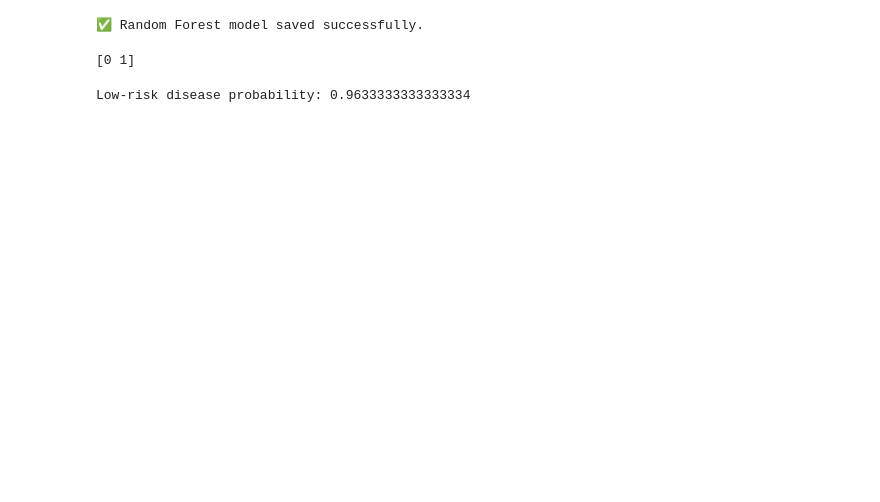
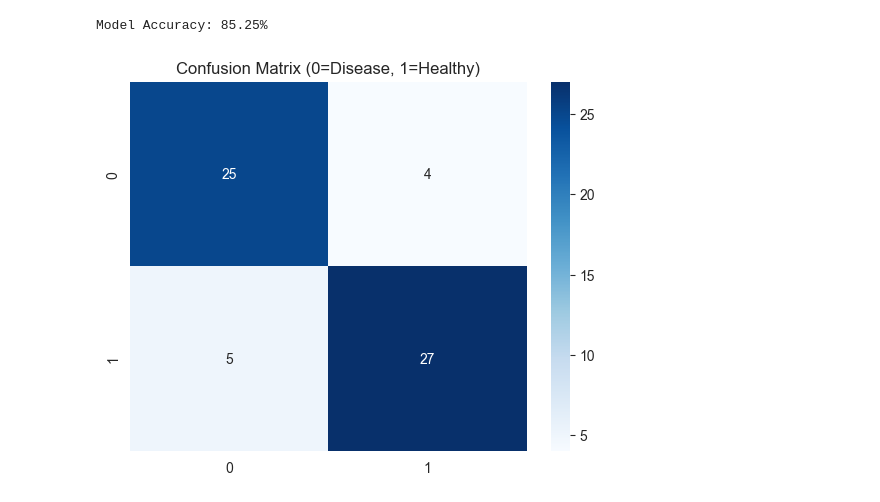
Before and after one commit to omrclk2005/HeartDiseasePrediction, a Jupyter notebook: notebooks/02_modeltraining.ipynb, the cells around one changed output. Cells and saved outputs as stored; diff of their text form; code cells hidden in the pictures; blank space fills up the shorter version.

Commit message:
Initial commit: Heart Disease Prediction App

```diff
--- a/notebooks/02_modeltraining.ipynb
+++ b/notebooks/02_modeltraining.ipynb
@@ -15,8 +12,11 @@ y = df["target"]
+# %%
+X = dataframe.iloc[:, 0:13].values
+y = dataframe.iloc[:, 13].values
+# %%
+scaler = StandardScaler()
+X_std = scaler.fit_transform(X)
 # %%
-X_train, X_test, y_train, y_test = train_test_split(
-    X,
-    y,
-    test_size=0.2,
-    random_state=42,
-    stratify=y
-)
+X_train, X_test, y_train, y_test = train_test_split(X_std, y, test_size=0.2, random_state=42)
+
+lr = LogisticRegression(solver='liblinear', random_state=0)
+lr.fit(X_train, y_train)
@@ -83,30 +25,14 @@ weighted avg       0.82      0.80      0.80        61
-# %%
-joblib.dump(rf, "../models/rf_model.pkl")
-print("\n✅ Random Forest model saved successfully.")
-# %% [output]
-✅ Random Forest model saved successfully.
-# %%
-print(rf.classes_)
-# %% [output]
-[0 1]
-# %%
-low_risk = [[
-    40,  # age
-    0,   # sex (female)
-    1,   # cp (atypical angina)
-    110, # trestbps
-    180, # chol
-    0,   # fbs
-    1,   # restecg
-    180, # thalach (high)
-    0,   # exang
-    0.0, # oldpeak
-    2,   # slope (upsloping)
-    0,   # ca
-    2    # thal (normal)
-]]
-
-low_prob = rf.predict_proba(low_risk)[0][1]
-print("Low-risk disease probability:", low_prob)
-# %% [output]
-Low-risk disease probability: 0.9633333333333334
+# %%
+y_pred = lr.predict(X_test)
+accuracy = accuracy_score(y_test, y_pred)
+print(f"Model Accuracy: {accuracy * 100:.2f}%")
+# %% [output]
+Model Accuracy: 85.25%
+# %%
+# Confusion Matrix
+cm = confusion_matrix(y_test, y_pred)
+sns.heatmap(cm, annot=True, fmt='g', cmap='Blues')
+plt.title('Confusion Matrix (0=Disease, 1=Healthy)')
+plt.show()
+# %% [output]
+[figure, added]
```
Also changed, not shown: parts of 11 cells of this notebook, 6 other files.
